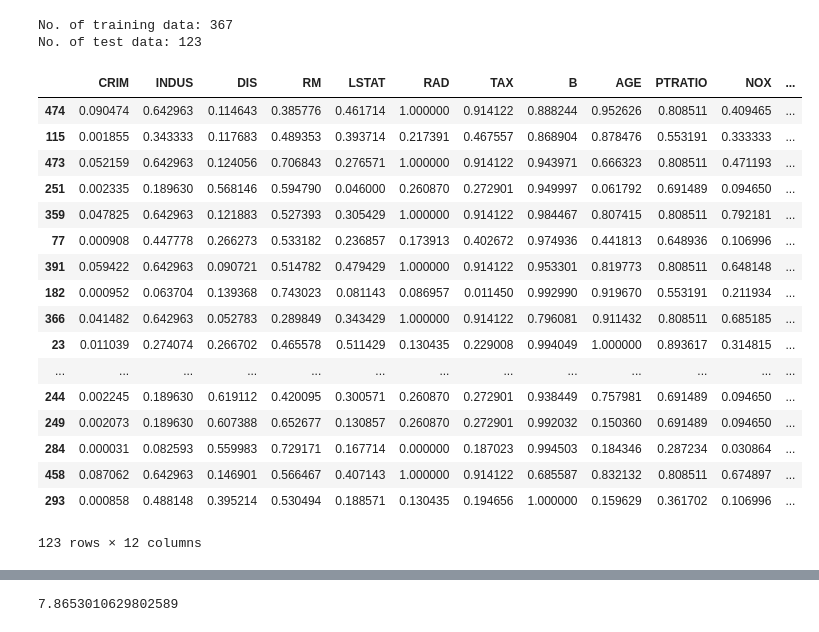
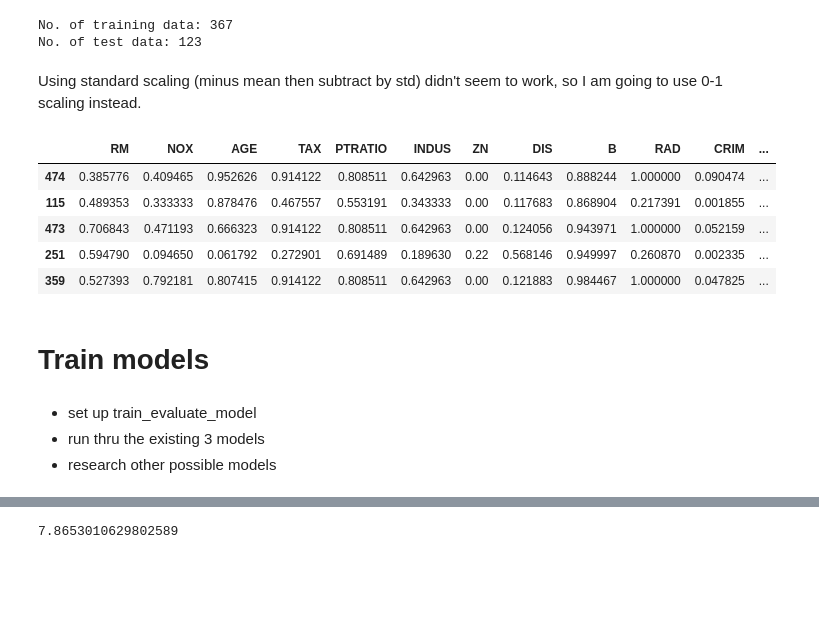
Before and after one commit to davidcmh/machine-learning, a Jupyter notebook: boston_housing_uci/boston_housing_uci.ipynb, the cells around one changed output, grey strips where cells are left out. Cells and saved outputs as stored; diff of their text form; code cells hidden in the pictures; blank space fills up the shorter version.

```diff
--- a/boston_housing_uci/boston_housing_uci.ipynb
+++ b/boston_housing_uci/boston_housing_uci.ipynb
@@ -395,20 +398,8 @@ print('No. of test data:', len(X_test))
 # %% [output]
 No. of training data: 367
 No. of test data: 123
-# %%
-from sklearn.preprocessing import StandardScaler
-scaler = StandardScaler()
-scaler.fit(X_train)
-scaled = scaler.transform(X_train)
-
-for i, col in enumerate(feature_cols):
-    X_train[col] = scaled[:,i]
-
-
-scaled_test = scaler.transform(X_test)
-
-for i, col in enumerate(feature_cols):
-    X_test[col] = scaled_test[:,i]
+# %% [markdown]
+Using standard scaling (minus mean then subtract by std) didn't seem to work, so I am going to use 0-1 scaling instead.
 # %%
 from sklearn.preprocessing import MinMaxScaler
 scaler = MinMaxScaler()
@@ -424,23 +415,17 @@ scaled_test = scaler.transform(X_test)
 for i, col in enumerate(feature_cols):
     X_test[col] = scaled_test[:,i]
 # %%
-X_test
+X_test.head()
 # %% [output]
-|  | CRIM | INDUS | DIS | RM | LSTAT | RAD | TAX | B | AGE | PTRATIO | NOX | ... |
-| 474 | 0.090474 | 0.642963 | 0.114643 | 0.385776 | 0.461714 | 1.000000 | 0.914122 | 0.888244 | 0.952626 | 0.808511 | 0.409465 | ... |
-| 115 | 0.001855 | 0.343333 | 0.117683 | 0.489353 | 0.393714 | 0.217391 | 0.467557 | 0.868904 | 0.878476 | 0.553191 | 0.333333 | ... |
-| 473 | 0.052159 | 0.642963 | 0.124056 | 0.706843 | 0.276571 | 1.000000 | 0.914122 | 0.943971 | 0.666323 | 0.808511 | 0.471193 | ... |
-| 251 | 0.002335 | 0.189630 | 0.568146 | 0.594790 | 0.046000 | 0.260870 | 0.272901 | 0.949997 | 0.061792 | 0.691489 | 0.094650 | ... |
-| 359 | 0.047825 | 0.642963 | 0.121883 | 0.527393 | 0.305429 | 1.000000 | 0.914122 | 0.984467 | 0.807415 | 0.808511 | 0.792181 | ... |
-| 77 | 0.000908 | 0.447778 | 0.266273 | 0.533182 | 0.236857 | 0.173913 | 0.402672 | 0.974936 | 0.441813 | 0.648936 | 0.106996 | ... |
-| 391 | 0.059422 | 0.642963 | 0.090721 | 0.514782 | 0.479429 | 1.000000 | 0.914122 | 0.953301 | 0.819773 | 0.808511 | 0.648148 | ... |
-| 182 | 0.000952 | 0.063704 | 0.139368 | 0.743023 | 0.081143 | 0.086957 | 0.011450 | 0.992990 | 0.919670 | 0.553191 | 0.211934 | ... |
-| 366 | 0.041482 | 0.642963 | 0.052783 | 0.289849 | 0.343429 | 1.000000 | 0.914122 | 0.796081 | 0.911432 | 0.808511 | 0.685185 | ... |
-| 23 | 0.011039 | 0.274074 | 0.266702 | 0.465578 | 0.511429 | 0.130435 | 0.229008 | 0.994049 | 1.000000 | 0.893617 | 0.314815 | ... |
-| ... | ... | ... | ... | ... | ... | ... | ... | ... | ... | ... | ... | ... |
-| 244 | 0.002245 | 0.189630 | 0.619112 | 0.420095 | 0.300571 | 0.260870 | 0.272901 | 0.938449 | 0.757981 | 0.691489 | 0.094650 | ... |
-| 249 | 0.002073 | 0.189630 | 0.607388 | 0.652677 | 0.130857 | 0.260870 | 0.272901 | 0.992032 | 0.150360 | 0.691489 | 0.094650 | ... |
-| 284 | 0.000031 | 0.082593 | 0.559983 | 0.729171 | 0.167714 | 0.000000 | 0.187023 | 0.994503 | 0.184346 | 0.287234 | 0.030864 | ... |
-| 458 | 0.087062 | 0.642963 | 0.146901 | 0.566467 | 0.407143 | 1.000000 | 0.914122 | 0.685587 | 0.832132 | 0.808511 | 0.674897 | ... |
-| 293 | 0.000858 | 0.488148 | 0.395214 | 0.530494 | 0.188571 | 0.130435 | 0.194656 | 1.000000 | 0.159629 | 0.361702 | 0.106996 | ... |
+|  | RM | NOX | AGE | TAX | PTRATIO | INDUS | ZN | DIS | B | RAD | CRIM | ... |
+| 474 | 0.385776 | 0.409465 | 0.952626 | 0.914122 | 0.808511 | 0.642963 | 0.00 | 0.114643 | 0.888244 | 1.000000 | 0.090474 | ... |
+| 115 | 0.489353 | 0.333333 | 0.878476 | 0.467557 | 0.553191 | 0.343333 | 0.00 | 0.117683 | 0.868904 | 0.217391 | 0.001855 | ... |
+| 473 | 0.706843 | 0.471193 | 0.666323 | 0.914122 | 0.808511 | 0.642963 | 0.00 | 0.124056 | 0.943971 | 1.000000 | 0.052159 | ... |
+| 251 | 0.594790 | 0.094650 | 0.061792 | 0.272901 | 0.691489 | 0.189630 | 0.22 | 0.568146 | 0.949997 | 0.260870 | 0.002335 | ... |
+| 359 | 0.527393 | 0.792181 | 0.807415 | 0.914122 | 0.808511 | 0.642963 | 0.00 | 0.121883 | 0.984467 | 1.000000 | 0.047825 | ... |
-123 rows × 12 columns
+# %% [markdown]
+# Train models
+# %% [markdown]
+- set up train_evaluate_model
+- run thru the existing 3 models
+- research other possible models
```
Also changed, not shown: parts of 58 cells of this notebook.
